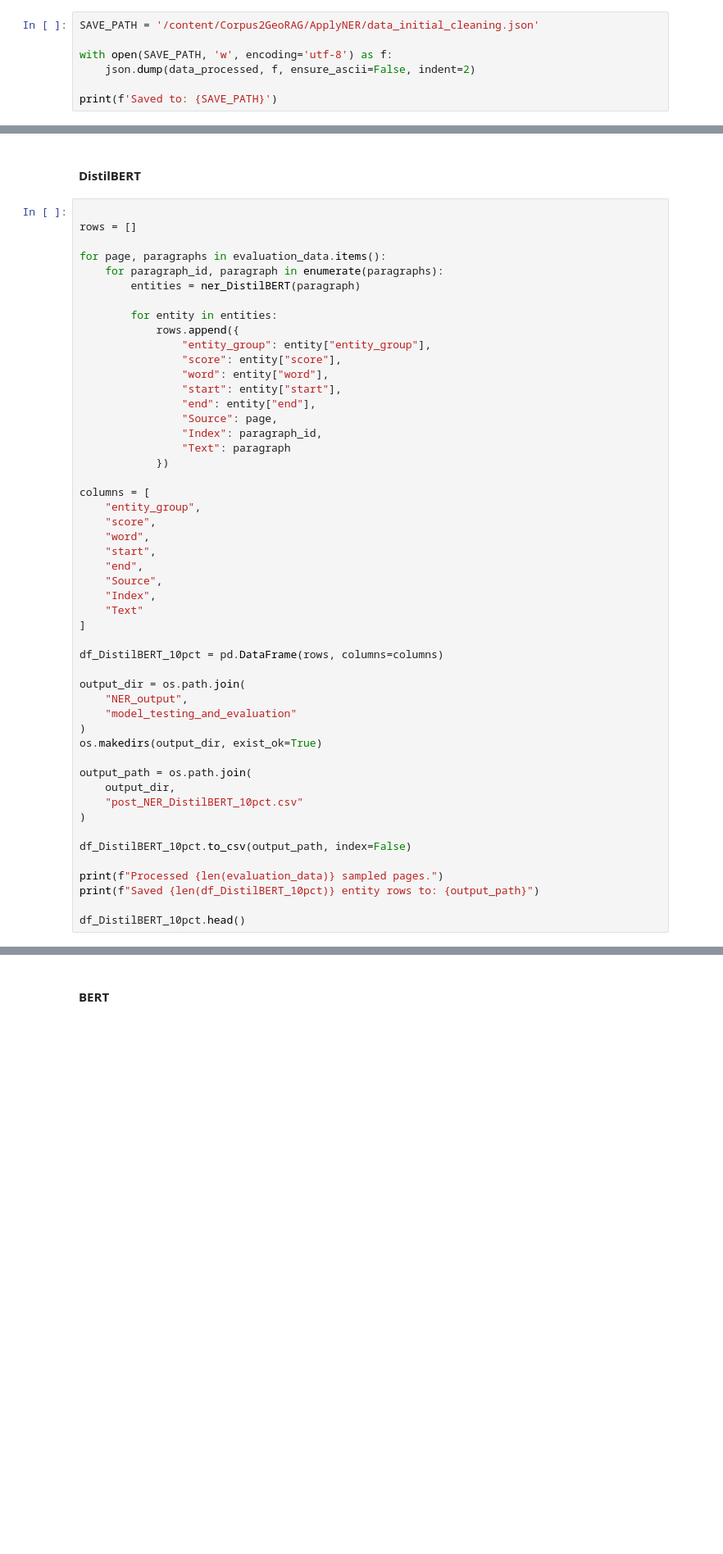
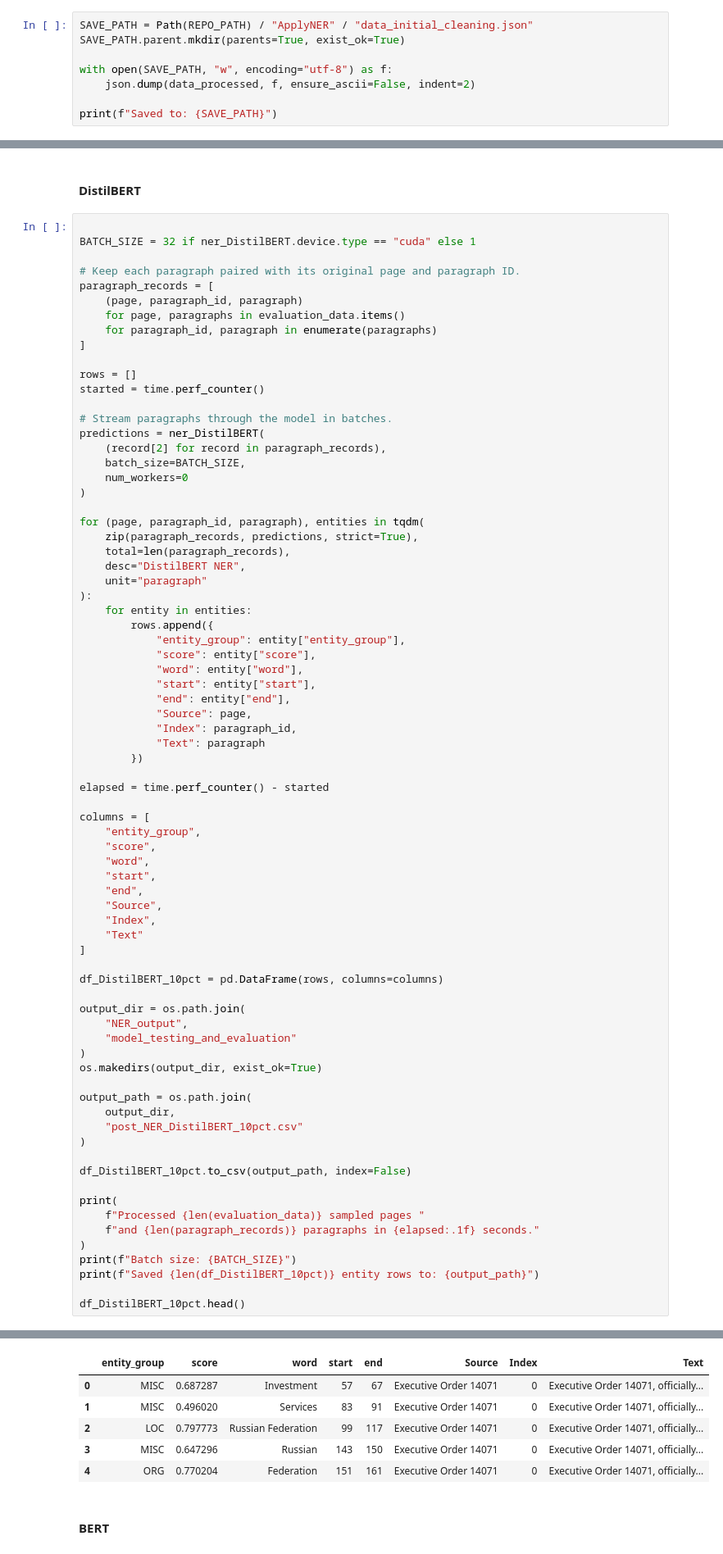
Before and after one commit to EtzionR/Corpus2GeoRAG, a Jupyter notebook: ApplyNER/NER.ipynb, the cells around one changed output, grey strips where cells are left out. Shown at 82% size. Saved outputs shown, nothing was run; the diff lists cells and outputs as text; blank space fills up the shorter version.

```diff
--- a/ApplyNER/NER.ipynb
+++ b/ApplyNER/NER.ipynb
@@ -148,8 +161,9 @@ PAGE: Ukrainian cultural heritage during the 2022 Russian invasion:
 # %%
-SAVE_PATH = '/content/Corpus2GeoRAG/ApplyNER/data_initial_cleaning.json'
+SAVE_PATH = Path(REPO_PATH) / "ApplyNER" / "data_initial_cleaning.json"
+SAVE_PATH.parent.mkdir(parents=True, exist_ok=True)
 
-with open(SAVE_PATH, 'w', encoding='utf-8') as f:
+with open(SAVE_PATH, "w", encoding="utf-8") as f:
     json.dump(data_processed, f, ensure_ascii=False, indent=2)
 
-print(f'Saved to: {SAVE_PATH}')
+print(f"Saved to: {SAVE_PATH}")
 # %% [output]
@@ -324,23 +348,44 @@ print(f"Sampled {sample_size} of {len(all_pages)} pages.")
 #### DistilBERT
 # %%
 
+BATCH_SIZE = 32 if ner_DistilBERT.device.type == "cuda" else 1
+
+# Keep each paragraph paired with its original page and paragraph ID.
+paragraph_records = [
+    (page, paragraph_id, paragraph)
+    for page, paragraphs in evaluation_data.items()
+    for paragraph_id, paragraph in enumerate(paragraphs)
+]
+
 rows = []
+started = time.perf_counter()
 
-for page, paragraphs in evaluation_data.items():
-    for paragraph_id, paragraph in enumerate(paragraphs):
-        entities = ner_DistilBERT(paragraph)
+# Stream paragraphs through the model in batches.
+predictions = ner_DistilBERT(
+    (record[2] for record in paragraph_records),
+    batch_size=BATCH_SIZE,
+    num_workers=0
+)
 
-        for entity in entities:
-            rows.append({
-                "entity_group": entity["entity_group"],
-                "score": entity["score"],
-                "word": entity["word"],
-                "start": entity["start"],
-                "end": entity["end"],
-                "Source": page,
-                "Index": paragraph_id,
-                "Text": paragraph
-            })
+for (page, paragraph_id, paragraph), entities in tqdm(
+    zip(paragraph_records, predictions, strict=True),
+    total=len(paragraph_records),
+    desc="DistilBERT NER",
+    unit="paragraph"
+):
+    for entity in entities:
+        rows.append({
+            "entity_group": entity["entity_group"],
+            "score": entity["score"],
+            "word": entity["word"],
+            "start": entity["start"],
+            "end": entity["end"],
+            "Source": page,
+            "Index": paragraph_id,
+            "Text": paragraph
+        })
+
+elapsed = time.perf_counter() - started
 
 columns = [
     "entity_group",
@@ -368,7 +413,12 @@ output_path = os.path.join(
 
 df_DistilBERT_10pct.to_csv(output_path, index=False)
 
-print(f"Processed {len(evaluation_data)} sampled pages.")
+print(
+    f"Processed {len(evaluation_data)} sampled pages "
+    f"and {len(paragraph_records)} paragraphs in {elapsed:.1f} seconds."
+)
+print(f"Batch size: {BATCH_SIZE}")
 print(f"Saved {len(df_DistilBERT_10pct)} entity rows to: {output_path}")
 
 df_DistilBERT_10pct.head()
+# %% [output]
@@ -375,3 +428,9 @@ df_DistilBERT_10pct.head()
+|  | entity_group | score | word | start | end | Source | Index | Text |
+| 0 | MISC | 0.687287 | Investment | 57 | 67 | Executive Order 14071 | 0 | Executive Order 14071, officially... |
+| 1 | MISC | 0.496020 | Services | 83 | 91 | Executive Order 14071 | 0 | Executive Order 14071, officially... |
+| 2 | LOC | 0.797773 | Russian Federation | 99 | 117 | Executive Order 14071 | 0 | Executive Order 14071, officially... |
+| 3 | MISC | 0.647296 | Russian | 143 | 150 | Executive Order 14071 | 0 | Executive Order 14071, officially... |
+| 4 | ORG | 0.770204 | Federation | 151 | 161 | Executive Order 14071 | 0 | Executive Order 14071, officially... |
 # %% [markdown]
 #### BERT
 # %%
```
Also changed, not shown: parts of 23 cells of this notebook.
